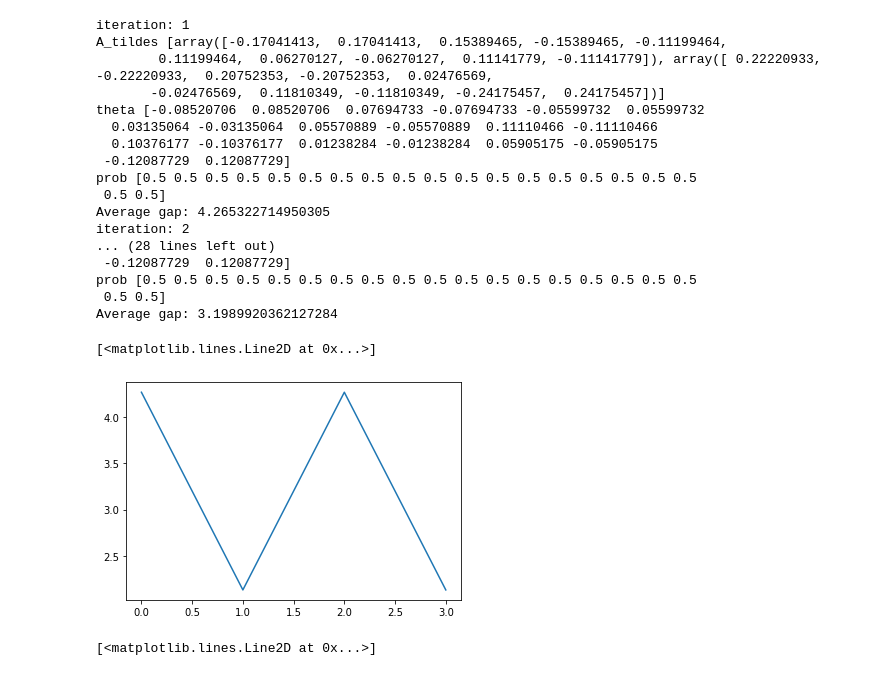
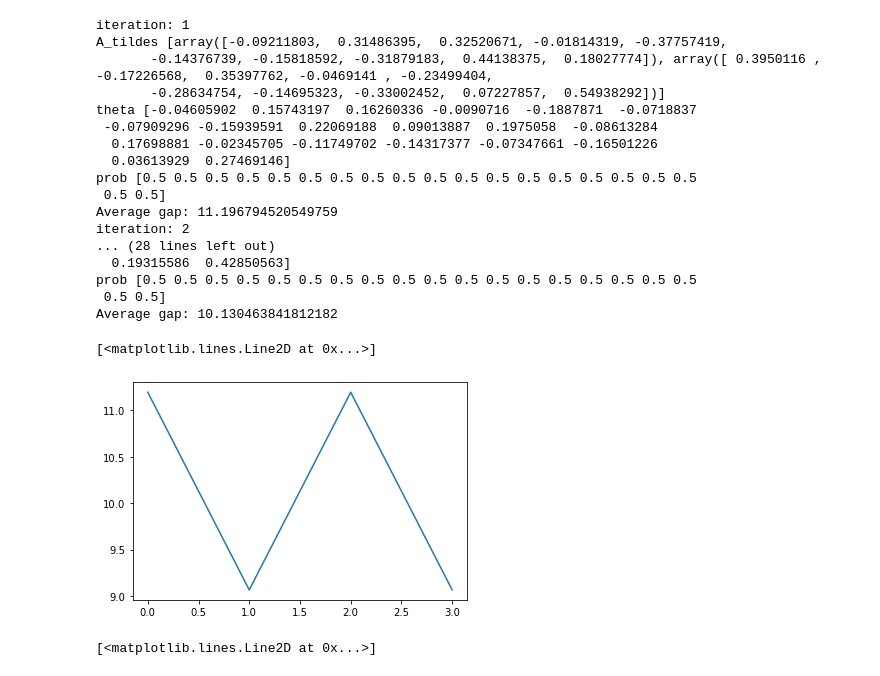
Before and after one commit to sundave1998/ARNPG-MORL, a Jupyter notebook: Tabular MDP (oracle)/CTDE.ipynb, the cells around one changed output. Cells and saved outputs as stored; diff of their text form; code cells hidden in the pictures.

```diff
--- a/Tabular MDP (oracle)/CTDE.ipynb
+++ b/Tabular MDP (oracle)/CTDE.ipynb
@@ -59,47 +59,47 @@ temp.step = 0.1
 temp.theta = np.zeros(shape=n* s* a)
 # %%
 temp = MARL_agent(rewards, s, a, rho, gamma, n, prob_transition)
-temp.tau = 0
+temp.tau = 1
 temp.step = 0.1
 # temp.theta = np.random.uniform(0, 1, size=n* s* a)
 temp.theta = np.zeros(shape=n* s* a)
 
 N = 2
 for i in tqdm(range(N)):
     temp.theta = np.zeros(shape=n* s* a)
 
     temp.NPG_entropy_step(verbose = True)
 #     temp.NPG_entropy_step(verbose = False)
     temp.theta = np.zeros(shape=n* s* a)
 
     temp.NPG_entropy_step_change(verbose = True)
 
 # temp.NPG_entropy_step(verbose = True)
 #     temp.NPG_entropy_step(verbose = False)
 #     print("prob", temp.theta_to_policy())
 plt.plot(temp.gap)
 # print(temp.gap)
 # plt.plot(temp.avg_gap)
 # %% [output]
 iteration: 1
-A_tildes [array([-0.17041413,  0.17041413,  0.15389465, -0.15389465, -0.11199464,
-        0.11199464,  0.06270127, -0.06270127,  0.11141779, -0.11141779]), array([ 0.22220933, -0.22220933,  0.20752353, -0.20752353,  0.02476569,
-       -0.02476569,  0.11810349, -0.11810349, -0.24175457,  0.24175457])]
-theta [-0.08520706  0.08520706  0.07694733 -0.07694733 -0.05599732  0.05599732
-  0.03135064 -0.03135064  0.05570889 -0.05570889  0.11110466 -0.11110466
-  0.10376177 -0.10376177  0.01238284 -0.01238284  0.05905175 -0.05905175
- -0.12087729  0.12087729]
+A_tildes [array([-0.09211803,  0.31486395,  0.32520671, -0.01814319, -0.37757419,
+       -0.14376739, -0.15818592, -0.31879183,  0.44138375,  0.18027774]), array([ 0.3950116 , -0.17226568,  0.35397762, -0.0469141 , -0.23499404,
+       -0.28634754, -0.14695323, -0.33002452,  0.07227857,  0.54938292])]
+theta [-0.04605902  0.15743197  0.16260336 -0.0090716  -0.1887871  -0.0718837
+ -0.07909296 -0.15939591  0.22069188  0.09013887  0.1975058  -0.08613284
+  0.17698881 -0.02345705 -0.11749702 -0.14317377 -0.07347661 -0.16501226
+  0.03613929  0.27469146]
 prob [0.5 0.5 0.5 0.5 0.5 0.5 0.5 0.5 0.5 0.5 0.5 0.5 0.5 0.5 0.5 0.5 0.5 0.5
  0.5 0.5]
-Average gap: 4.265322714950305
+Average gap: 11.196794520549759
 iteration: 2
 ... (28 lines left out)
- -0.12087729  0.12087729]
+  0.19315586  0.42850563]
 prob [0.5 0.5 0.5 0.5 0.5 0.5 0.5 0.5 0.5 0.5 0.5 0.5 0.5 0.5 0.5 0.5 0.5 0.5
  0.5 0.5]
-Average gap: 3.1989920362127284
+Average gap: 10.130463841812182
 [<matplotlib.lines.Line2D at 0x...>]
-[figure, old version]
+[figure, new version]
 # %%
 # plt.plot(np.log(n*5*np.log(2)-temp.gap))
 # %% [output]
```
Also changed, not shown: 1 other file.
